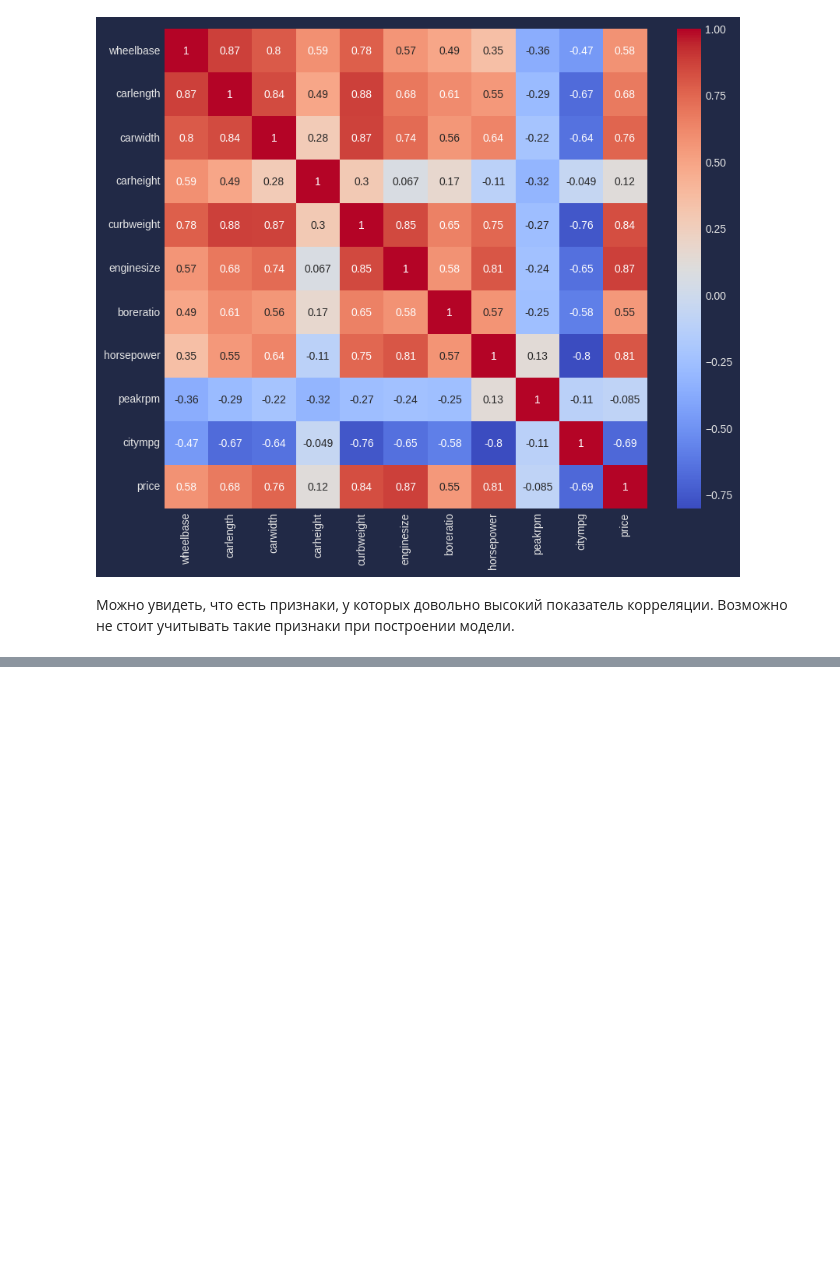
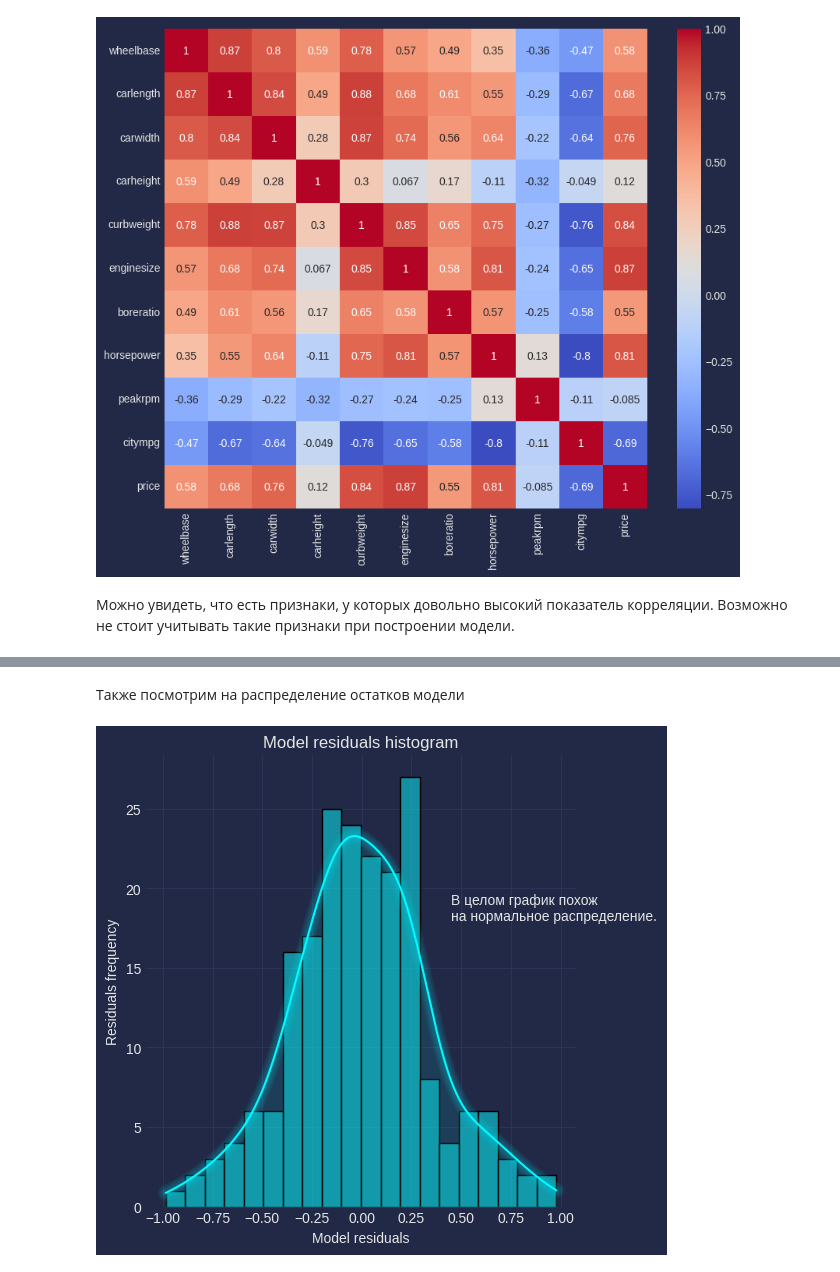
Before and after one commit to constantfear/MTS-homework, a Jupyter notebook: HW-Math/Final_homework/final_homework.ipynb, the cells around one changed output, grey strips where cells are left out. Saved outputs shown, nothing was run; the diff lists cells and outputs as text; code cells hidden in the pictures; blank space fills up the shorter version.

```diff
--- a/HW-Math/Final_homework/final_homework.ipynb
+++ b/HW-Math/Final_homework/final_homework.ipynb
@@ -360,0 +513,17 @@ sns.heatmap(cor, cmap='coolwarm', annot=True);
+# %% [markdown]
+Также посмотрим на распределение остатков модели
+# %%
+text_for_plot = """
+В целом график похож
+на нормальное распределение.
+"""
+
+sns.displot(model_1.resid, bins=20, kde=True);
+mplcyberpunk.add_glow_effects()
+plt.xlabel('Model residuals')
+plt.ylabel('Residuals frequency')
+plt.title('Model residuals histogram')
+plt.text(0.45, 17, text_for_plot)
+plt.show()
+# %% [output]
+[figure, added]
```
Also changed, not shown: parts of 45 cells of this notebook, 1 other file.
